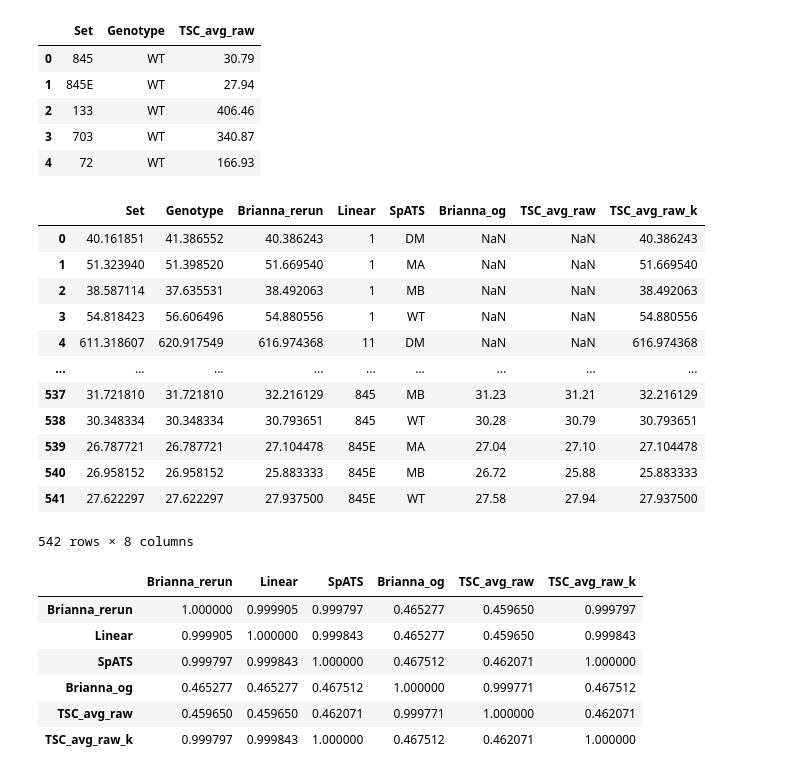
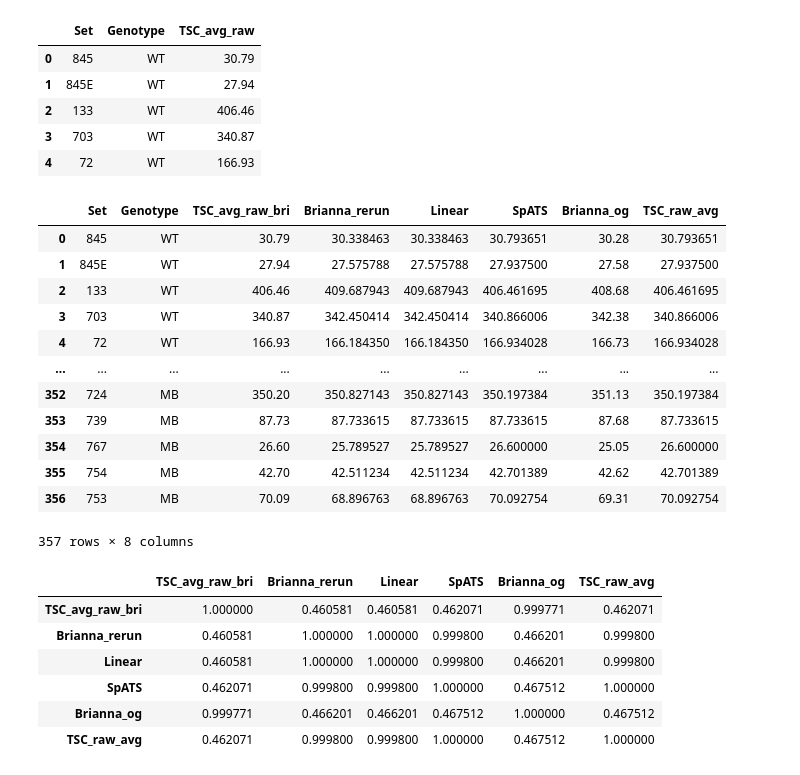
Before and after one commit to ksegaba/Yeast-Ara-GI, a Jupyter notebook: code/1_compare_raw_data_correction.ipynb, the cells around one changed output. Drawn from its saved outputs; the diff is of its cells as text; code cells hidden in the pictures.

Commit message:
Final code, debugged, added WT as reference level to models

```diff
--- a/code/1_compare_raw_data_correction.ipynb
+++ b/code/1_compare_raw_data_correction.ipynb
@@ -97,7 +133,7 @@ og_bri.shape, bri.shape, lin.shape, spa.shape
 # %%
 # Reshape Brianna's data
 og_Bri = og_bri[['Set', 'WT_fitlmer', 'MA_fitlmer', 'MB_fitlmer']].melt(id_vars = 'Set', value_name='TSC_corrected', var_name='Genotype')
-og_Bri.Genotype = Bri.Genotype.str.split('_').str.get(0)
+og_Bri.Genotype = og_Bri.Genotype.str.split('_').str.get(0)
 og_Bri.head()
 # %% [output]
 |  | Set | Genotype | TSC_corrected |
@@ -120,45 +156,46 @@ bri_raw.head()
 # %%
 # Merge corrected values with the mean of the raw data for single mutants
 corrected = pd.merge(bri[['Set', 'Genotype', 'emmean']].\
     groupby(['Set', 'Genotype']).mean(), lin[['Set', 'Genotype', 'emmean']].\
-    groupby(['Set', 'Genotype']).mean(), left_on=['Set', 'Genotype'], right_index=True, how='left') # to compare with Brianna's
+    groupby(['Set', 'Genotype']).mean(), left_index=True, right_index=True, how='left') # Linear model results to compare with Brianna's
 
 corrected = pd.merge(corrected, spa[['Set', 'Genotype', 'fit.TSC$fitted']].\
     groupby(['Set', 'Genotype']).mean(),
-    left_on=['Set', 'Genotype'], right_index=True, how='left')
+    left_on=['Set', 'Genotype'], right_index=True, how='left') # Spatial analysis results
 
 corrected = pd.merge(corrected, og_Bri, left_index=True,
     right_on=['Set', 'Genotype'], how='left') # Brianna's python results
 
-corrected = pd.merge(corrected, bri_raw, on=['Set', 'Genotype'], how='left') # Brianna's raw mean data
+corrected = pd.merge(bri_raw, corrected, on=['Set', 'Genotype'], how='left') # Brianna's raw mean data
 
 corrected = pd.merge(corrected, lin[['Set', 'Genotype', 'TSC']].groupby(['Set', 'Genotype']).mean(),
     left_on=['Set', 'Genotype'], right_index=True, how='left') # Raw mean data (to compare with Brianna's)
 
-corrected.columns = ['Set', 'Genotype', 'Brianna_rerun', 'Linear', 'SpATS',
-                     'Brianna_og', 'TSC_avg_raw', 'TSC_avg_raw_k']
+corrected.columns = ['Set', 'Genotype', 'TSC_avg_raw_bri', 'Brianna_rerun', 'Linear',
+                     'SpATS', 'Brianna_og', 'TSC_raw_avg']
+
 corrected
 # %% [output]
-|  | Set | Genotype | Brianna_rerun | Linear | SpATS | Brianna_og | TSC_avg_raw | TSC_avg_raw_k |
-| 0 | 40.161851 | 41.386552 | 40.386243 | 1 | DM | NaN | NaN | 40.386243 |
-| 1 | 51.323940 | 51.398520 | 51.669540 | 1 | MA | NaN | NaN | 51.669540 |
-| 2 | 38.587114 | 37.635531 | 38.492063 | 1 | MB | NaN | NaN | 38.492063 |
-| 3 | 54.818423 | 56.606496 | 54.880556 | 1 | WT | NaN | NaN | 54.880556 |
-| 4 | 611.318607 | 620.917549 | 616.974368 | 11 | DM | NaN | NaN | 616.974368 |
+|  | Set | Genotype | TSC_avg_raw_bri | Brianna_rerun | Linear | SpATS | Brianna_og | TSC_raw_avg |
+| 0 | 845 | WT | 30.79 | 30.338463 | 30.338463 | 30.793651 | 30.28 | 30.793651 |
+| 1 | 845E | WT | 27.94 | 27.575788 | 27.575788 | 27.937500 | 27.58 | 27.937500 |
+| 2 | 133 | WT | 406.46 | 409.687943 | 409.687943 | 406.461695 | 408.68 | 406.461695 |
+| 3 | 703 | WT | 340.87 | 342.450414 | 342.450414 | 340.866006 | 342.38 | 340.866006 |
+| 4 | 72 | WT | 166.93 | 166.184350 | 166.184350 | 166.934028 | 166.73 | 166.934028 |
 | ... | ... | ... | ... | ... | ... | ... | ... | ... |
-| 537 | 31.721810 | 31.721810 | 32.216129 | 845 | MB | 31.23 | 31.21 | 32.216129 |
-| 538 | 30.348334 | 30.348334 | 30.793651 | 845 | WT | 30.28 | 30.79 | 30.793651 |
-| 539 | 26.787721 | 26.787721 | 27.104478 | 845E | MA | 27.04 | 27.10 | 27.104478 |
-| 540 | 26.958152 | 26.958152 | 25.883333 | 845E | MB | 26.72 | 25.88 | 25.883333 |
-| 541 | 27.622297 | 27.622297 | 27.937500 | 845E | WT | 27.58 | 27.94 | 27.937500 |
+| 352 | 724 | MB | 350.20 | 350.827143 | 350.827143 | 350.197384 | 351.13 | 350.197384 |
+| 353 | 739 | MB | 87.73 | 87.733615 | 87.733615 | 87.733615 | 87.68 | 87.733615 |
+| 354 | 767 | MB | 26.60 | 25.789527 | 25.789527 | 26.600000 | 25.05 | 26.600000 |
+| 355 | 754 | MB | 42.70 | 42.511234 | 42.511234 | 42.701389 | 42.62 | 42.701389 |
+| 356 | 753 | MB | 70.09 | 68.896763 | 68.896763 | 70.092754 | 69.31 | 70.092754 |
-542 rows × 8 columns
+357 rows × 8 columns
 # %%
 corrected.select_dtypes('float').corr(method='pearson')
 # %% [output]
-|  | Brianna_rerun | Linear | SpATS | Brianna_og | TSC_avg_raw | TSC_avg_raw_k |
-| Brianna_rerun | 1.000000 | 0.999905 | 0.999797 | 0.465277 | 0.459650 | 0.999797 |
-| Linear | 0.999905 | 1.000000 | 0.999843 | 0.465277 | 0.459650 | 0.999843 |
-| SpATS | 0.999797 | 0.999843 | 1.000000 | 0.467512 | 0.462071 | 1.000000 |
-| Brianna_og | 0.465277 | 0.465277 | 0.467512 | 1.000000 | 0.999771 | 0.467512 |
-| TSC_avg_raw | 0.459650 | 0.459650 | 0.462071 | 0.999771 | 1.000000 | 0.462071 |
-| TSC_avg_raw_k | 0.999797 | 0.999843 | 1.000000 | 0.467512 | 0.462071 | 1.000000 |
+|  | TSC_avg_raw_bri | Brianna_rerun | Linear | SpATS | Brianna_og | TSC_raw_avg |
+| TSC_avg_raw_bri | 1.000000 | 0.460581 | 0.460581 | 0.462071 | 0.999771 | 0.462071 |
+| Brianna_rerun | 0.460581 | 1.000000 | 1.000000 | 0.999800 | 0.466201 | 0.999800 |
+| Linear | 0.460581 | 1.000000 | 1.000000 | 0.999800 | 0.466201 | 0.999800 |
+| SpATS | 0.462071 | 0.999800 | 0.999800 | 1.000000 | 0.467512 | 1.000000 |
+| Brianna_og | 0.999771 | 0.466201 | 0.466201 | 0.467512 | 1.000000 | 0.467512 |
+| TSC_raw_avg | 0.462071 | 0.999800 | 0.999800 | 1.000000 | 0.467512 | 1.000000 |
```
Also changed, not shown: parts of 5 cells of this notebook, 3 other files.
